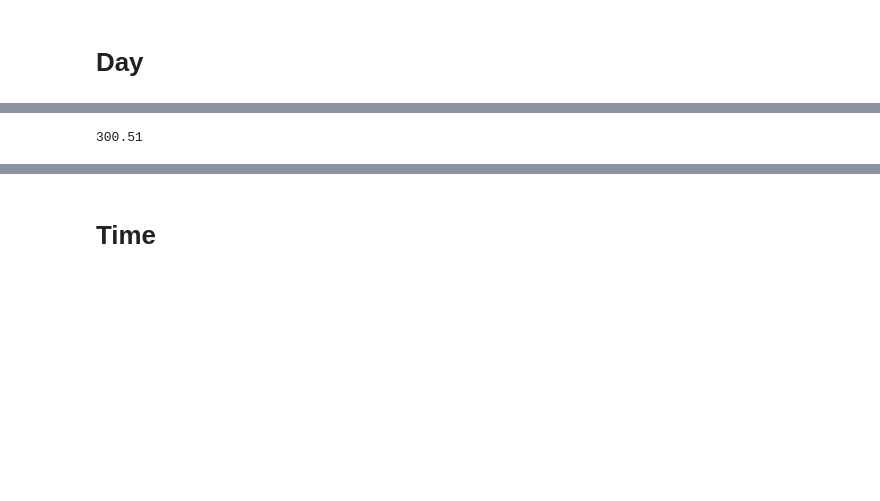
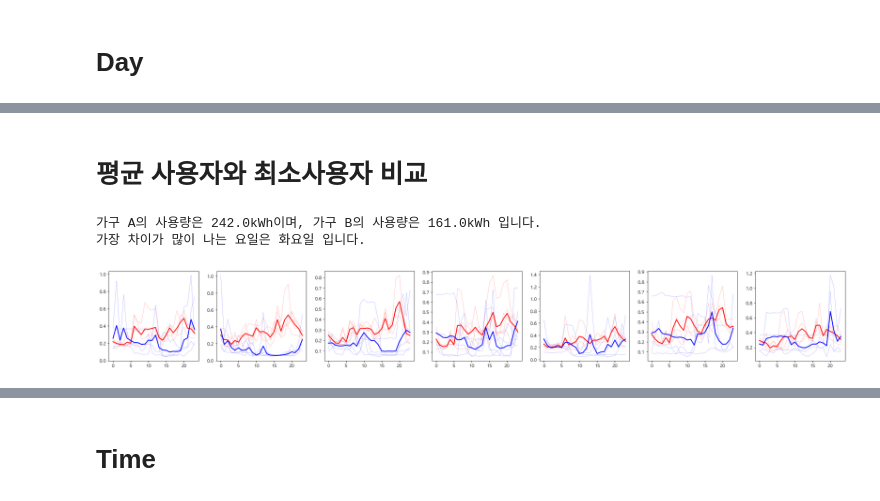
Before and after one commit to formegusto/distribution-by-contribution, a Jupyter notebook: Contribution Map.ipynb, the cells around one changed output, grey strips where cells are left out. Cells and saved outputs as stored; diff of their text form; code cells hidden in the pictures; blank space fills up the shorter version.

Commit message:
update : cont map 초안, time map 작성 시작

```diff
--- a/Contribution Map.ipynb
+++ b/Contribution Map.ipynb
@@ -195,4 +166,0 @@ max_col_2 = sort_cols[sort_cont < max_cont][::-1][0]
-# %%
-print(df[median_col_2].sum())
-# %% [output]
-300.51
@@ -198,0 +212,43 @@ print(df[median_col_2].sum())
+# %% [markdown]
+# 평균 사용자와 최소사용자 비교
+# %%
+fig, ax = plt.subplots(1, 7, figsize=(32,4))
+
+max_err_weekday = 0
+max_err = 0
+
+A = median_col
+B = min_col
+
+A_day = day_cont_map_df[A]
+B_day = day_cont_map_df[B]
+
+for day,_m1 in enumerate(A_day):
+    _m2 = B_day[day]
+
+    _pat_1 = df[A][df[A].index.weekday == day].values.reshape(-1,24)
+    _pat_2 = df[B][df[B].index.weekday == day].values.reshape(-1,24)
+
+    for pat_idx, pat_1 in enumerate(_pat_1):
+        pat_2 = _pat_2[pat_idx]
+        ax[day].plot(pat_1, color='r', linewidth=0.2)
+        ax[day].plot(pat_2, color='b', linewidth=0.2)
+
+    ax[day].plot(_pat_1.mean(axis=0), color='r', linewidth=2)
+    ax[day].plot(_pat_2.mean(axis=0), color='b', linewidth=2)
+
+    err = _m1 - _m2
+    if err > max_err:
+        max_err_weekday = day
+        max_err =err
+
+print("가구 A의 사용량은 {}kWh이며, 가구 B의 사용량은 {}kWh 입니다.".format(
+    df[A].sum().round(),
+    df[B].sum().round()
+))
+print("가장 차이가 많이 나는 요일은 {}요일 입니다.".format(DAY_ARR[max_err_weekday]))
+plt.show()
+# %% [output]
+가구 A의 사용량은 242.0kWh이며, 가구 B의 사용량은 161.0kWh 입니다.
+가장 차이가 많이 나는 요일은 화요일 입니다.
+[figure, added]
```
Also changed, not shown: parts of 11 cells of this notebook.
